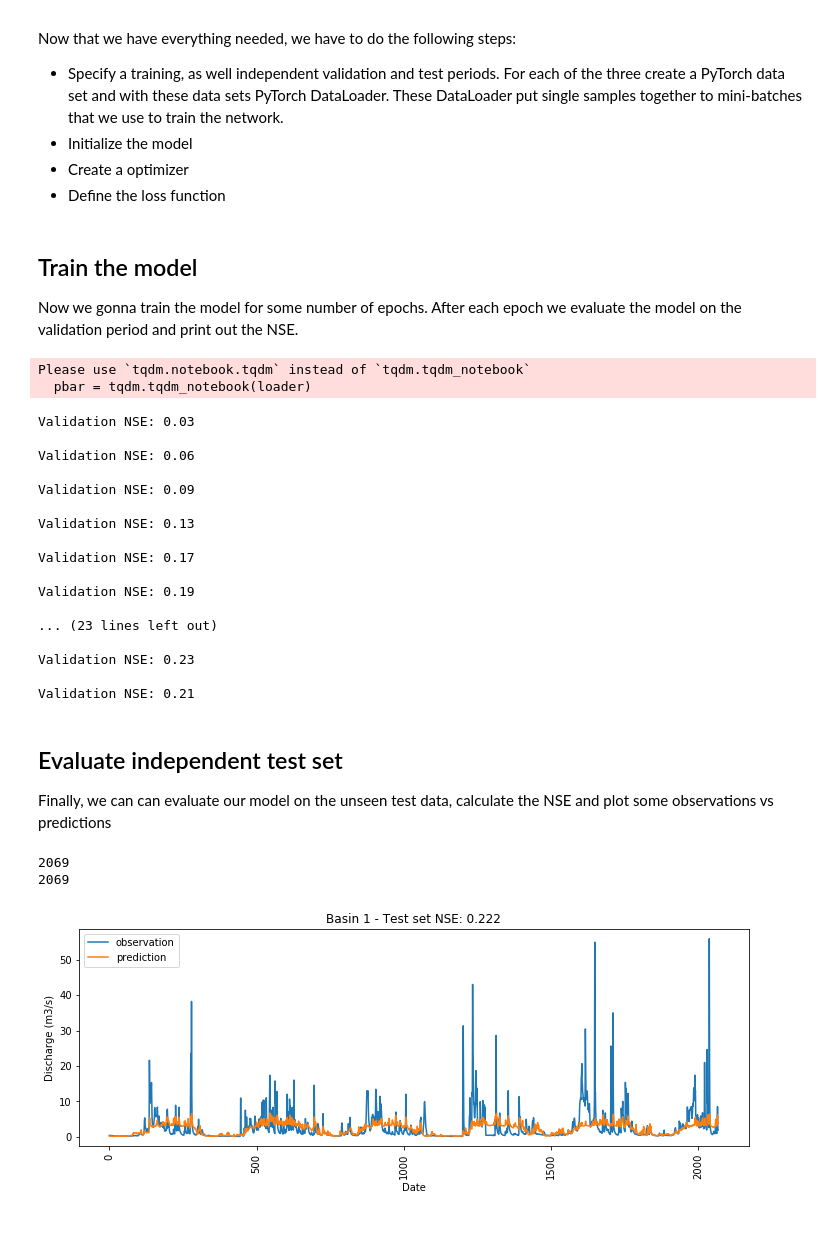
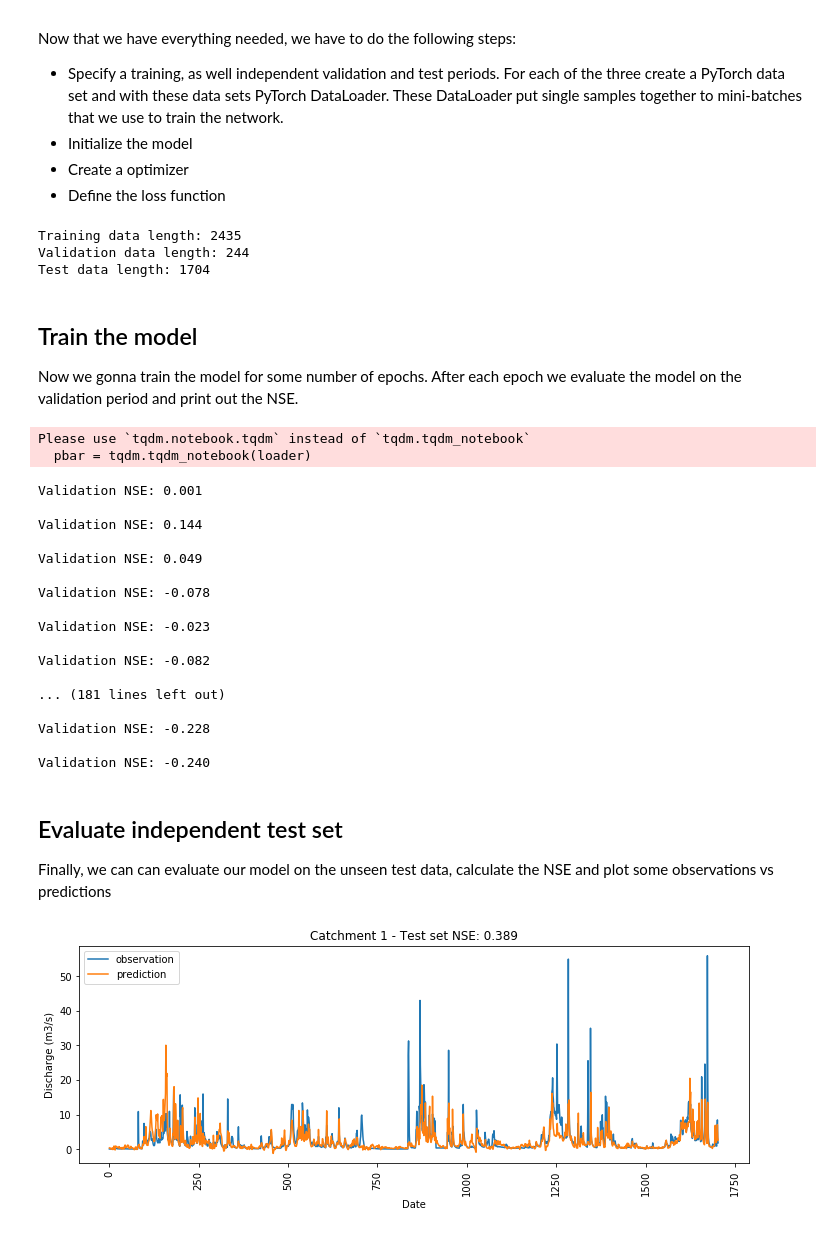
Before and after one commit to chrskj/TTK4853-hbv-ham5, a Jupyter notebook: Python/NVE_LSTM.ipynb, the cells around one changed output. Cells and saved outputs as stored; diff of their text form; code cells hidden in the pictures.

```diff
--- a/Python/NVE_LSTM.ipynb
+++ b/Python/NVE_LSTM.ipynb
@@ -29,8 +41,8 @@ Next we define two functions to load the meteorological forcings and the dischar
 # %%
-def load_forcing_and_discharge(basin: int) -> Tuple[pd.DataFrame, int]:
-    """Load the meteorological forcing data of a specific basin.
+def load_forcing_and_discharge(catchment: int) -> Tuple[pd.DataFrame, int]:
+    """Load the meteorological forcing data of a specific catchment.
 
-    :param basin: number (id)
+    :param catchment: number (id)
 
     :return: pd.DataFrame containing the meteorological forcing data.
     """
@@ -39,19 +51,19 @@ def load_forcing_and_discharge(basin: int) -> Tuple[pd.DataFrame, int]:
 
     file_exist = False
 
-    # Loop through files and find correct basin
+    # Loop through files and find correct catchment
     for file_path in all_files:
         # Name is formatted `./Input files (.txt)/nve_inp_XX.txt`
         number = int(file_path.split('_')[-1].split('.')[0])
 
-        if number == basin:
+        if number == catchment:
             file_exist = True
             df = pd.read_csv(file_path, encoding='cp1252', skiprows=[0], delimiter=r"\s+", parse_dates=[['dd.mm.yyyy',  'hh:mm:ss']])
             df = df.rename(columns={"dd.mm.yyyy_hh:mm:ss": "timestamp"})
 
-    # Return None if basin does not exist
+    # Return None if catchment does not exist
     if file_exist == False:
-        print("Basin does not exist")
+        print("Catchment does not exist")
         return None
     else:
         return df
@@ -114,14 +126,14 @@ class NVE_TXT(Dataset):
     """Torch Dataset for basic use of data from the NVE data set.
 
     This data set provides meteorological observations and discharge of a given
-    basin from the NVE data set.
+    catchment from the NVE data set.
     """
 
-    def __init__(self, basin: int, seq_length: int=365,period: str=None,
+    def __init__(self, catchment: int, seq_length: int=365,period: str=None,
                  dates: List=None, means: pd.Series=None, stds: pd.Series=None):
-        """Initialize Dataset containing the data of a single basin.
+        """Initialize Dataset containing the data of a single catchment.
 
-        :param basin: number (id) indicating a given NVE basin
+        :param catchment: number (id) indicating a given NVE catchment
         :param seq_length: (optional) Length of the time window of
             meteorological input provided for one time step of prediction.
         :param period: (optional) One of ['train', 'eval']. None loads the
@@ -135,7 +147,7 @@ class NVE_TXT(Dataset):
             the training period. Has to be provided for 'eval' period. Can be
             retrieved if calling .get_stds() on the data set.
         """
-        self.basin = basin
+        self.catchment = catchment
         self.seq_length = seq_length
         self.period = period
         self.dates = dates
@@ -156,7 +168,7 @@ class NVE_TXT(Dataset):
 
     def _load_data(self):
         """Load input and output data from text files."""
-        df = load_forcing_and_discharge(self.basin)
+        df = load_forcing_and_discharge(self.catchment)
 
         if self.dates is not None:
             # Truncate data after start and end date
@@ -377,8 +389,8 @@ Now that we have everything needed, we have to do the following steps:
 - Create a optimizer
 - Define the loss function
 # %%
-basin = 1 # can be changed to any 8-digit basin id contained in the CAMELS data set
-hidden_size = 20 #10 # Number of LSTM cells
+catchment = 1 # can be changed to any catchment id contained in the NVE data set
+hidden_size = 10 # Number of LSTM cells
 dropout_rate = 0.0 # Dropout rate of the final fully connected Layer [0.0, 1.0]
 learning_rate = 1e-3 # Learning rate used to update the weights
 sequence_length = 365 # Length of the meteorological record provided to the network
@@ -390,25 +402,27 @@ sequence_length = 365 # Length of the meteorological record provided to the netw
 # Training data
 start_date = pd.to_datetime("2000-01-01", format="%Y-%m-%d")
 end_date = pd.to_datetime("2007-08-31", format="%Y-%m-%d")
-ds_train = NVE_TXT(basin, seq_length=sequence_length, period="train", dates=[start_date, end_date])
+ds_train = NVE_TXT(catchment, seq_length=sequence_length, period="train", dates=[start_date, end_date])
 tr_loader = DataLoader(ds_train, batch_size=256, shuffle=True)
+print(f"Training data length: {len(ds_train)}")
 
 # Validation data. We use the feature means/stds of the training period for normalization
 means = ds_train.get_means()
 stds = ds_train.get_stds()
 start_date = pd.to_datetime("2008-01-01", format="%Y-%m-%d")
 end_date = pd.to_datetime("2009-08-31", format="%Y-%m-%d")
-ds_val = NVE_TXT(basin, seq_length=sequence_length, period="eval", dates=[start_date, end_date],
+ds_val = NVE_TXT(catchment, seq_length=sequence_length, period="eval", dates=[start_date, end_date],
                      means=means, stds=stds)
 val_loader = DataLoader(ds_val, batch_size=2048, shuffle=False)
+print(f"Validation data length: {len(ds_val)}")
 
 # Test data. We use the feature means/stds of the training period for normalization
 start_date = pd.to_datetime("2010-01-01", format="%Y-%m-%d")
 end_date = pd.to_datetime("2015-08-31", format="%Y-%m-%d")
-ds_test = NVE_TXT(basin, seq_length=sequence_length, period="eval", dates=[start_date, end_date],
+ds_test = NVE_TXT(catchment, seq_length=sequence_length, period="eval", dates=[start_date, end_date],
                      means=means, stds=stds)
 test_loader = DataLoader(ds_test, batch_size=2048, shuffle=False)
-
+print(f"Test data length: {len(ds_test)}")
 
 #########################
 # Model, Optimizer, Loss#
@@ -418,3 +432,7 @@ test_loader = DataLoader(ds_test, batch_size=2048, shuffle=False)
 model = Model(hidden_size=hidden_size, dropout_rate=dropout_rate).to(DEVICE)
 optimizer = torch.optim.Adam(model.parameters(), lr=learning_rate)
 loss_func = nn.MSELoss()
+# %% [output]
+Training data length: 2435
+Validation data length: 244
+Test data length: 1704
@@ -429,53 +449,51 @@ for i in range(n_epochs):
     obs, preds = eval_model(model, val_loader)
     preds = ds_val.local_rescale(preds.numpy(), variable='output')
     nse = calc_nse(obs.numpy(), preds)
-    tqdm.tqdm.write(f"Validation NSE: {nse:.2f}")
+    tqdm.tqdm.write(f"Validation NSE: {nse:.3f}")
 # %% [output]
 Please use `tqdm.notebook.tqdm` instead of `tqdm.tqdm_notebook`
   pbar = tqdm.tqdm_notebook(loader)
-Validation NSE: 0.03
+Validation NSE: 0.001
 
-Validation NSE: 0.06
+Validation NSE: 0.144
 
-Validation NSE: 0.09
+Validation NSE: 0.049
 
-Validation NSE: 0.13
+Validation NSE: -0.078
 
-Validation NSE: 0.17
+Validation NSE: -0.023
 
-Validation NSE: 0.19
+Validation NSE: -0.082
 
-... (23 lines left out)
+... (181 lines left out)
 
-Validation NSE: 0.23
+Validation NSE: -0.228
 
-Validation NSE: 0.21
+Validation NSE: -0.240
 # %% [markdown]
 ## Evaluate independent test set
 Finally, we can can evaluate our model on the unseen test data, calculate the NSE and plot some observations vs predictions
 # %%
 # Evaluate on test set
 obs, preds = eval_model(model, test_loader)
 preds = ds_val.local_rescale(preds.numpy(), variable='output')
 obs = obs.numpy()
 nse = calc_nse(obs, preds)
 
 # Plot results
 fig, ax = plt.subplots(figsize=(12, 4))
 
 #start_date = ds_test.dates[0]
 #end_date = ds_test.dates[1] + pd.DateOffset(days=1)
 #date_range = pd.date_range(start_date, end_date)
 
 ax.plot(obs, label="observation")
 ax.plot(preds, label="prediction")
 ax.legend()
 
-ax.set_title(f"Basin {basin} - Test set NSE: {nse:.3f}")
+ax.set_title(f"Catchment {catchment} - Test set NSE: {nse:.3f}")
 ax.xaxis.set_tick_params(rotation=90)
 ax.set_xlabel("Date")
 _ = ax.set_ylabel("Discharge (m3/s)")
 # %% [output]
-2069
-2069
-[figure, old version]
+[figure, new version]
```
Also changed, not shown: parts of 5 cells of this notebook.
